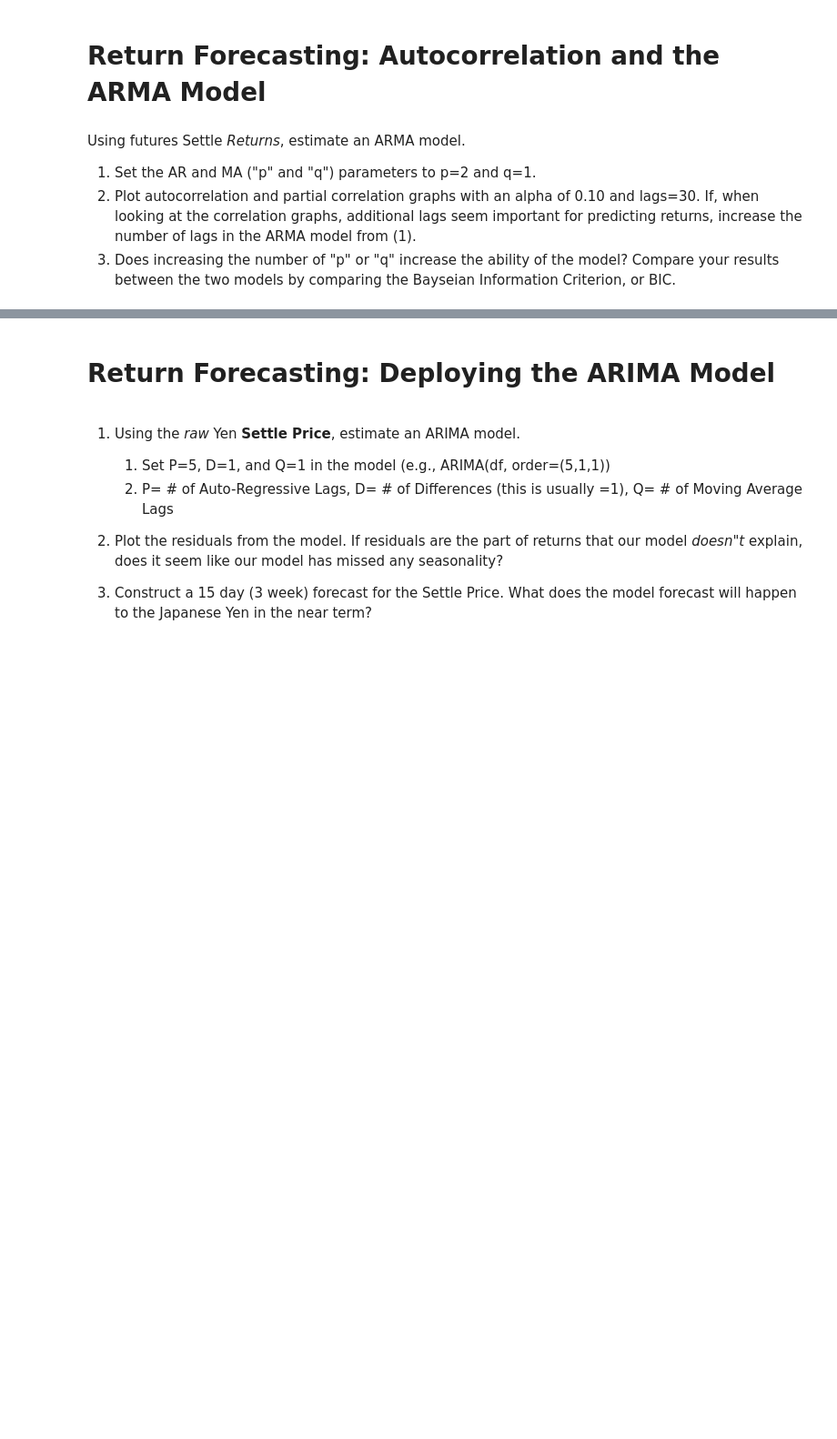
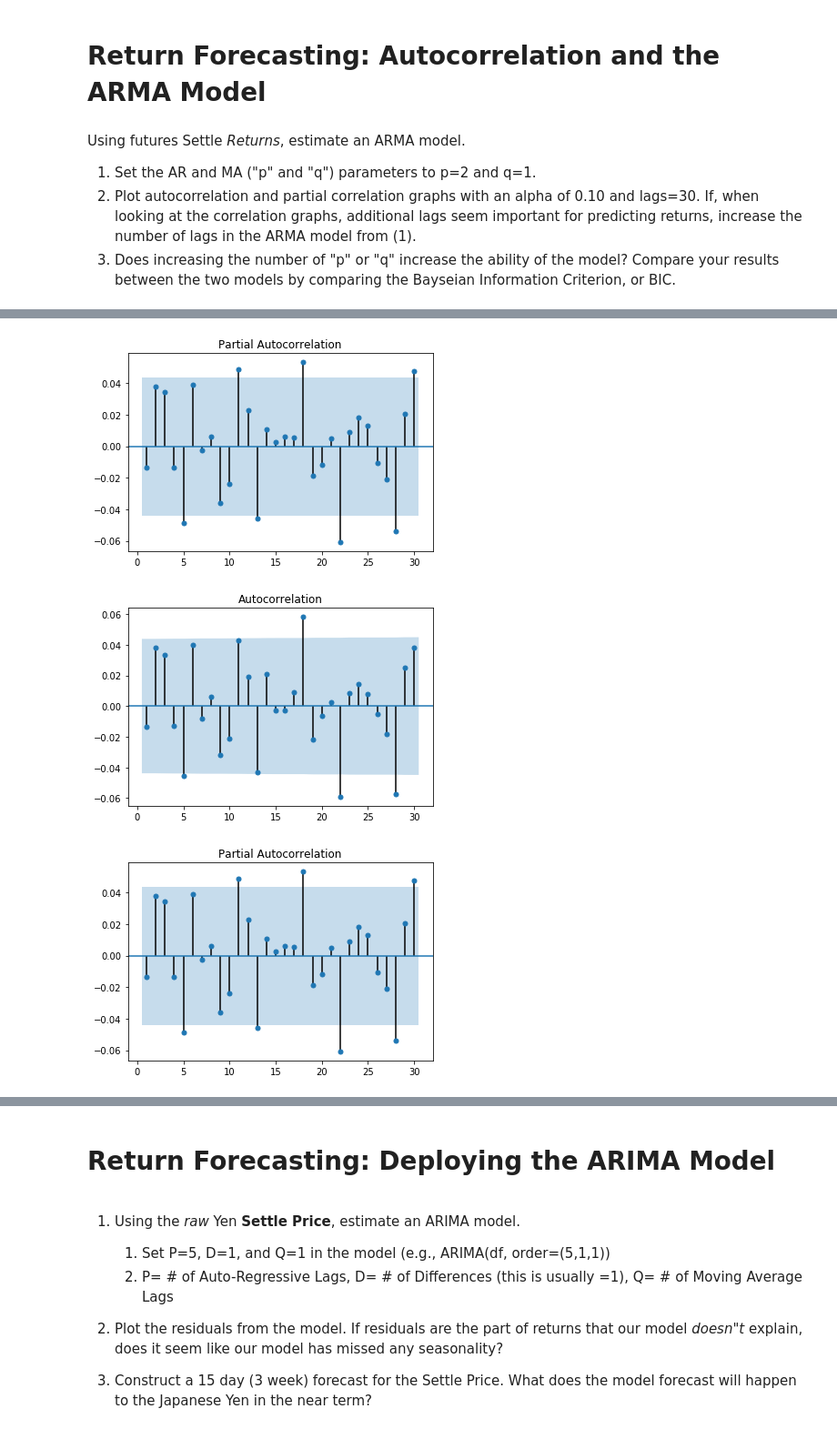
Before and after one commit to stragitech/Yen_Futures, a Jupyter notebook: time_series_analysis.ipynb, the cells around one changed output, grey strips where cells are left out. Shown: that part at 91% size. Saved outputs shown, nothing was run; the diff lists cells and outputs as text; code cells hidden in the pictures; blank space fills up the shorter version.

```diff
--- a/time_series_analysis.ipynb
+++ b/time_series_analysis.ipynb
@@ -303,10 +302,15 @@ Roots
 | MA.1 | 3.1928 | +0.0000j | 3.1928 | 0.0000 |
 # %%
 # Plot autocorrelation and partial correlation graphs with an alpha of 0.10 and lags=30.
+from statsmodels.graphics.tsaplots import plot_acf, plot_pacf
 
 # Autocorrelation (For detecting # of MA ("P") Lags)
-# YOUR CODE HERE
+plot_acf(df, lags=30, zero=False, alpha=0.1)
 
 # Partial Autocorrelation (For detecting # of MA ("P") Lags)
-# YOUR CODE HERE
+plot_pacf(df, lags=30, zero=False, alpha=0.1)
+# %% [output]
+[figure, added]
+[figure, added]
+[figure, added]
 # %%
```
Also changed, not shown: parts of 4 cells of this notebook.
